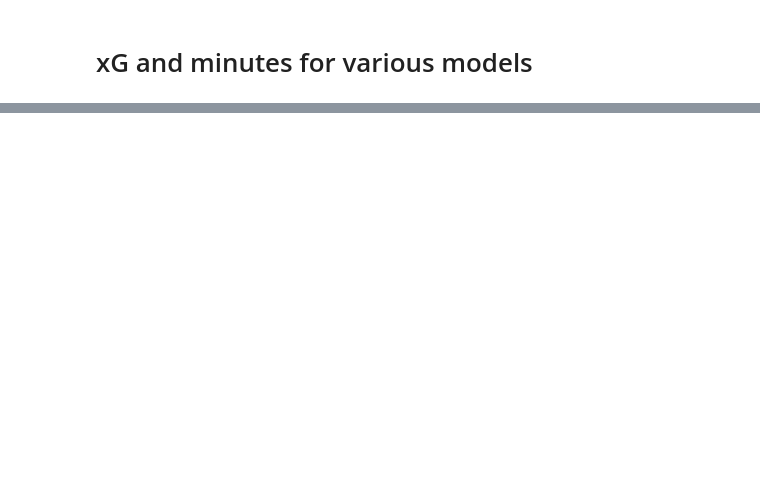
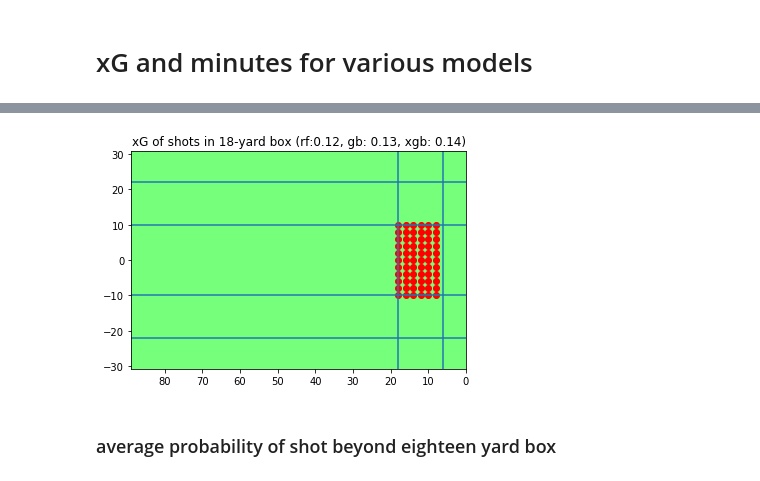
Before and after one commit to d-v-dlee/super_liga_xg, a Jupyter notebook: _model_comparisons.ipynb, the cells around one changed output, grey strips where cells are left out. Saved outputs shown, nothing was run; the diff lists cells and outputs as text; code cells hidden in the pictures; blank space fills up the shorter version.

```diff
--- a/_model_comparisons.ipynb
+++ b/_model_comparisons.ipynb
@@ -236,0 +309,21 @@ xgb_contributions.head(20)
+# %%
+eighteen_yard_shot = coord_table(-10, 10, 2, 8, 18, 2)
+# %%
+fig, ax = plt.subplots()
+ax.scatter(eighteen_yard_shot['shot_coord_x1'], eighteen_yard_shot['shot_coord_y1'], color='red')
+# ax.scatter(shot_distance_df['pass_coord_x1'], shot_distance_df['pass_coord_y1'], color='red')
+# ax.scatter(transposed_df['pass_coord_x2'], transposed_df['pass_coord_y2'], color='yellow')
+ax.set_title('xG of shots in 18-yard box (rf:0.12, gb: 0.13, xgb: 0.14)')
+ax.set_xlim([88.88, 0])
+ax.set_ylim([-30.76, 30.76])
+ax.axvline(6)
+ax.axvline(18)
+ax.axhline(10, xmax=6)
+ax.axhline(-10, xmax=6)
+ax.axhline(22, xmax=18)
+ax.axhline(-22, xmax=18)
+ax.set_facecolor('xkcd:lightgreen')
+# %% [output]
+[figure, added]
+# %% [markdown]
+### average probability of shot beyond eighteen yard box
```
Also changed, not shown: parts of 52 cells of this notebook, 1 other file.
